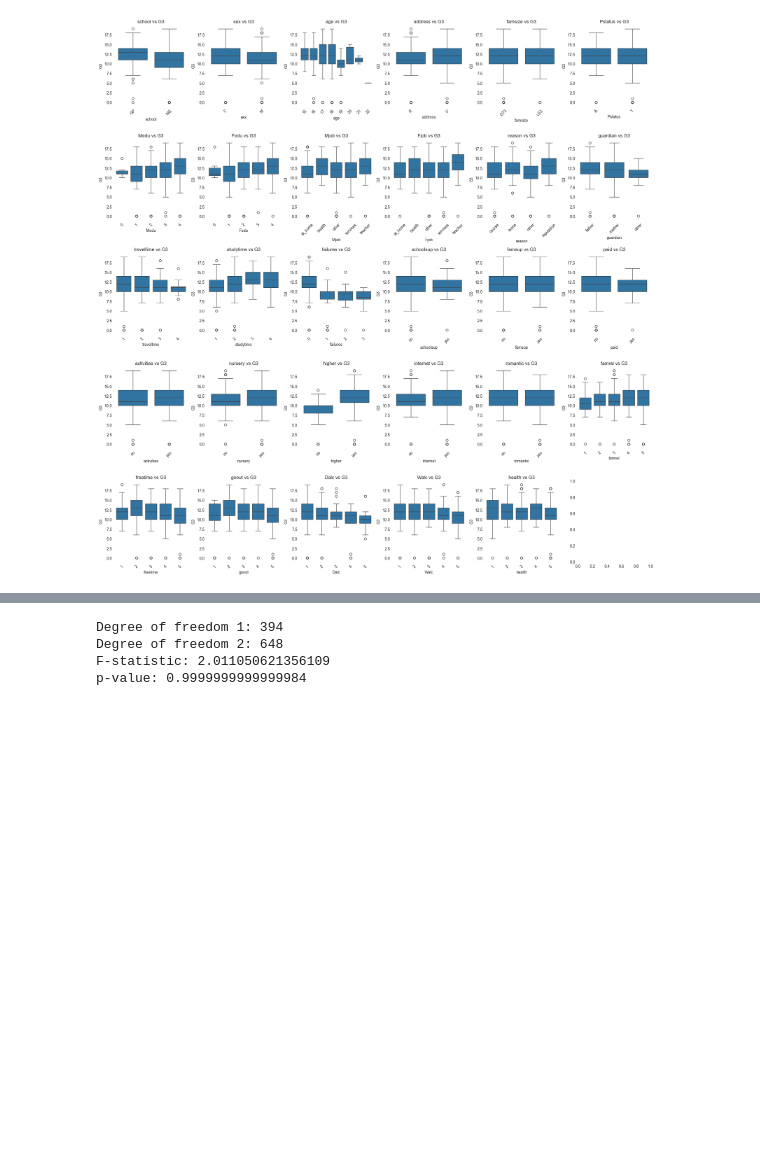
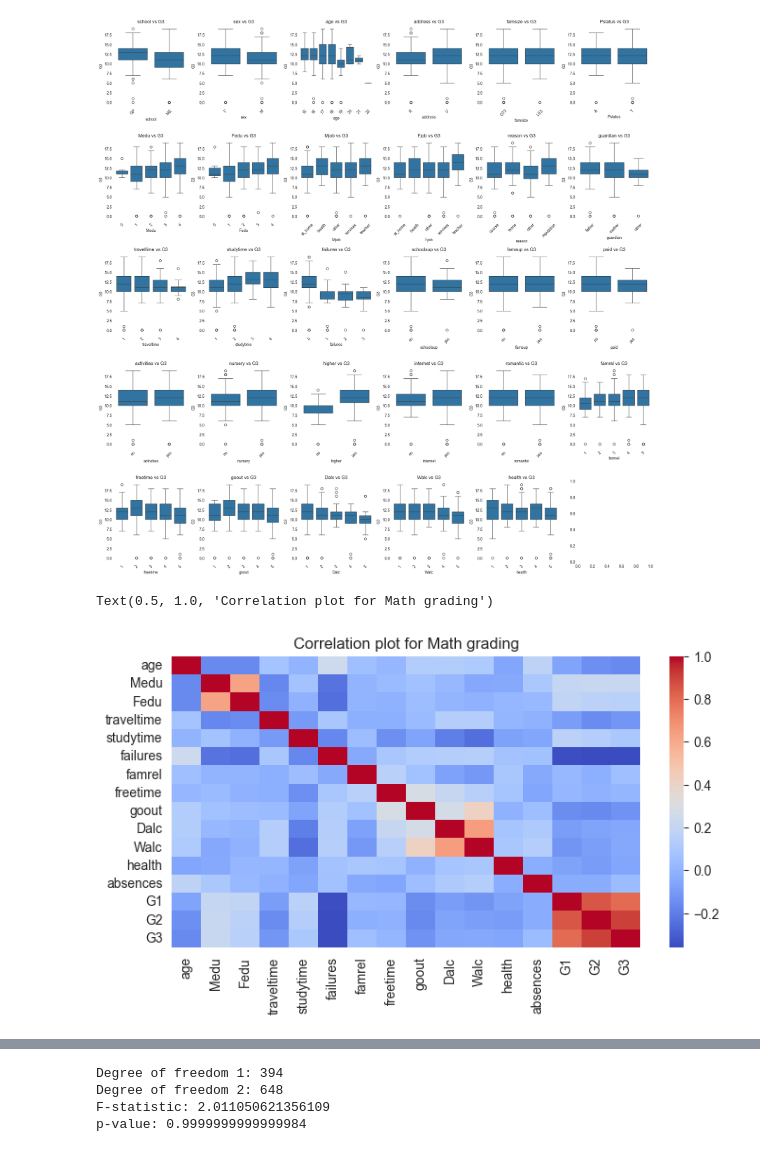
Before and after one commit to david-boules/SDS-CP015-student-performance-pred, a Jupyter notebook: notebooks/cholpon_zhakshylykova/cholpon_zhakshylykova_studentProgress.ipynb, the cells around one changed output, grey strips where cells are left out. Saved outputs shown, nothing was run; the diff lists cells and outputs as text; code cells hidden in the pictures; blank space fills up the shorter version.

Commit message:
added correlation plot for numeric variables

```diff
--- a/notebooks/cholpon_zhakshylykova/cholpon_zhakshylykova_studentProgress.ipynb
+++ b/notebooks/cholpon_zhakshylykova/cholpon_zhakshylykova_studentProgress.ipynb
@@ -291,3 +291,16 @@ plt.tight_layout()
 plt.show()
 # %% [output]
 [figure]
+# %%
+import seaborn as sb
+int_cols = math.select_dtypes(include=[np.int64])
+
+# select only the numeric columns
+corr_matrix = int_cols.corr()
+
+# Plot heatmap
+sb.heatmap(corr_matrix, cmap="coolwarm")
+plt.title("Correlation plot for Math grading")
+# %% [output]
+Text(0.5, 1.0, 'Correlation plot for Math grading')
+[figure, added]
```
Also changed, not shown: parts of 4 cells of this notebook.
